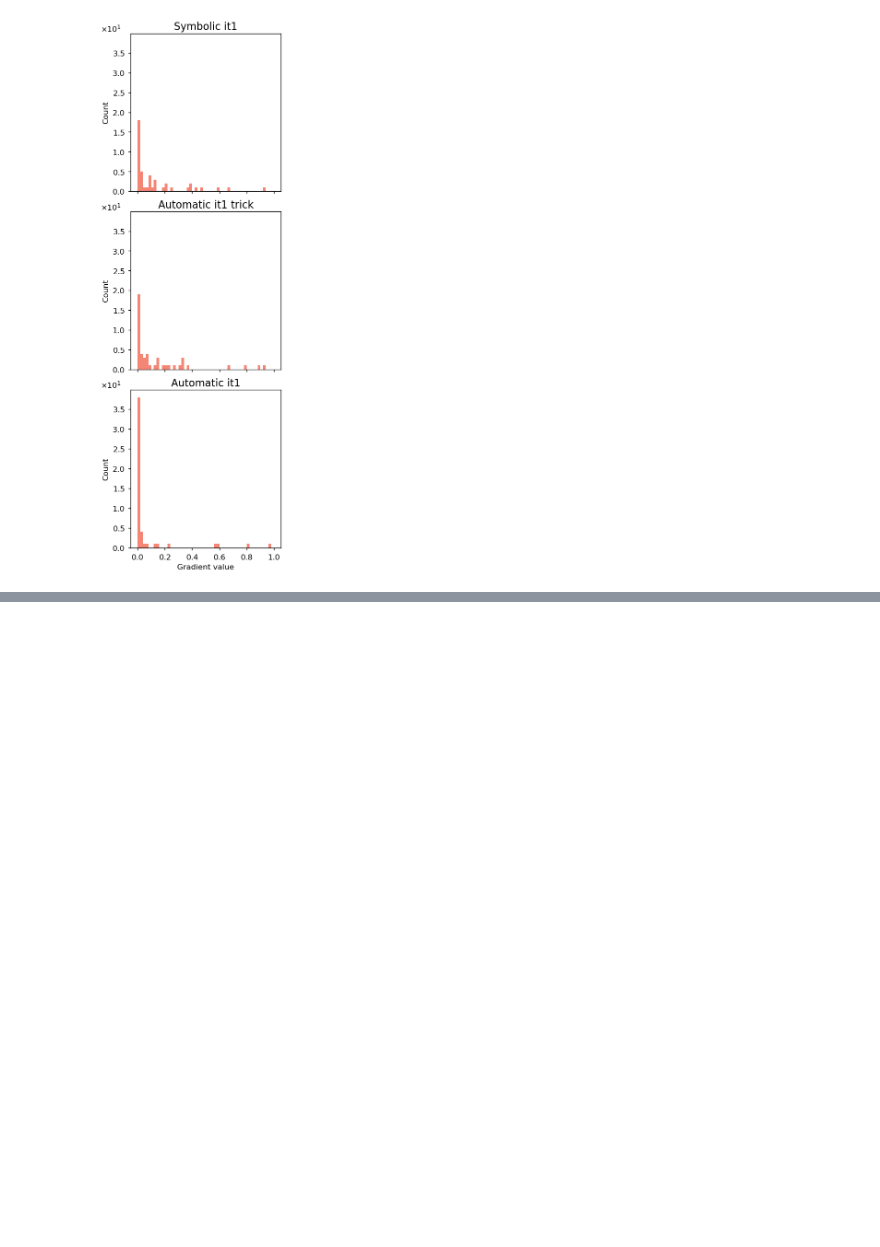
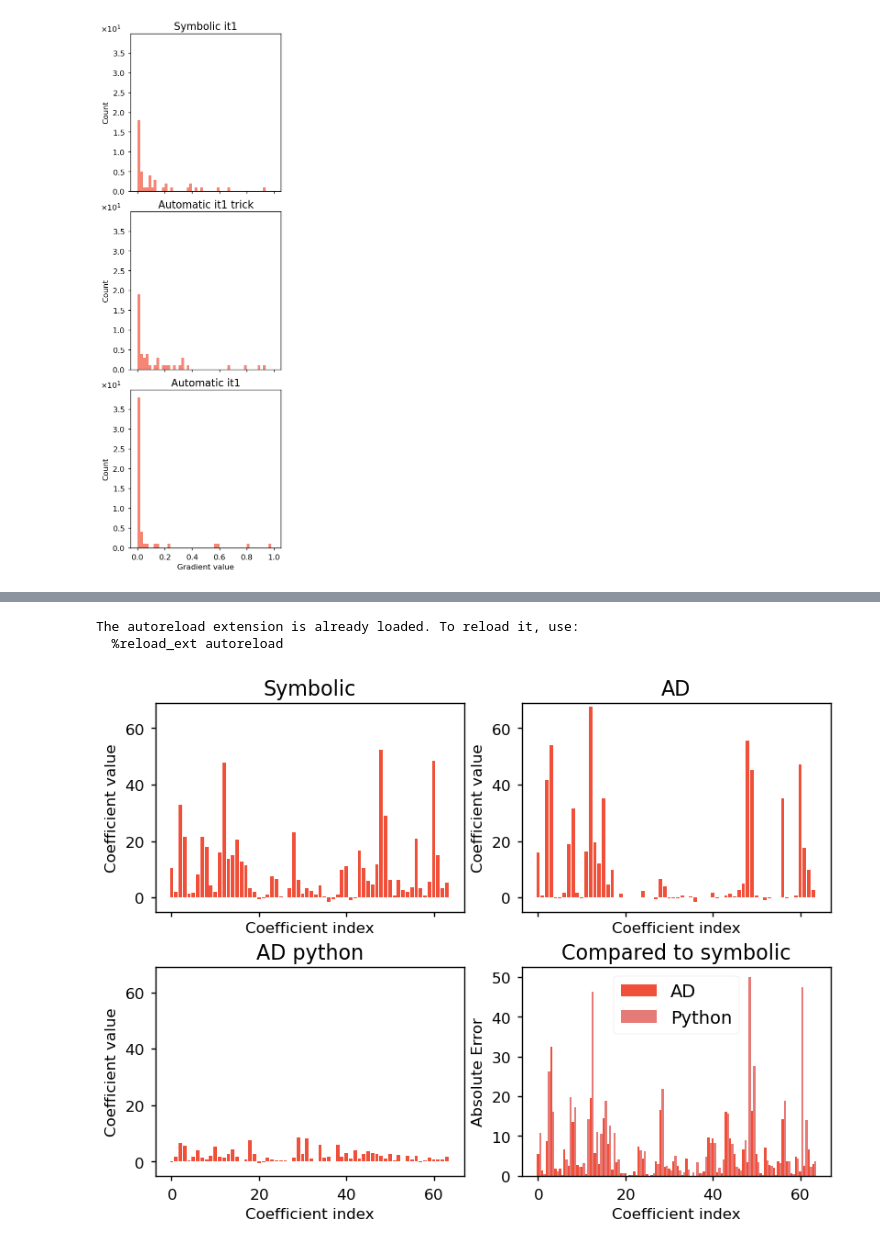
Before and after one commit to RubenDragland/XRD_CT, a Jupyter notebook: Plotting/debugging_notebook.ipynb, the cells around one changed output, grey strips where cells are left out. Saved outputs shown, nothing was run; the diff lists cells and outputs as text; code cells hidden in the pictures; blank space fills up the shorter version.

```diff
--- a/Plotting/debugging_notebook.ipynb
+++ b/Plotting/debugging_notebook.ipynb
@@ -89,0 +111,21 @@ plot_visualisation_grads(paths, keys, titles, range = (1e-9, 1), bins = 50)
+# %%
+from plots import *
+import scipy.io
+import numpy as np
+%load_ext autoreload
+%autoreload 2
+
+filenames = [r"symbolic_symSAXS.mat", r"AD_symSAXS.mat", "AD_python_symSAXS.mat"]
+paths = [r"../Data sets\analysis\SASTT\SASTT_carbon_knot_aligned_ASTRA_correctedny4nx4\SH\optimization_output\result_SASTT_carbon_knot_aligned_ASTRA_correctedny4nx4" + name  for name in filenames]
+# %% [output]
+The autoreload extension is already loaded. To reload it, use:
+  %reload_ext autoreload
+# %%
+plot_debugging_coeffs(paths, ["Symbolic", "AD", "AD python"])
+
+# Note that AD manage to mimick the most dominant coefficients, but not the rest.
+# Note that AD python has clearly calculates too small gradients. Also remember that after the first iteration, the calculated error differs from the actual error.
+
+# What if we normalise?
+# %% [output]
+[figure, added]
```
Also changed, not shown: parts of 9 cells of this notebook, 6 other files.
